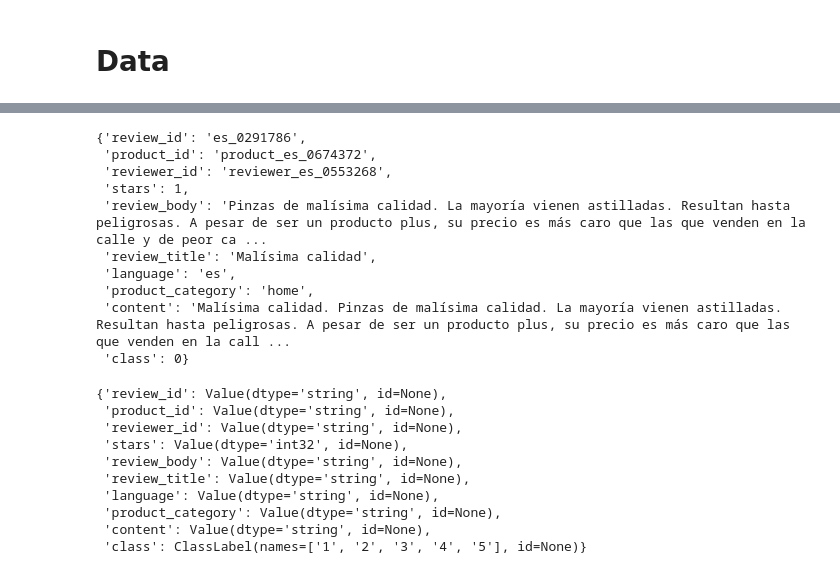
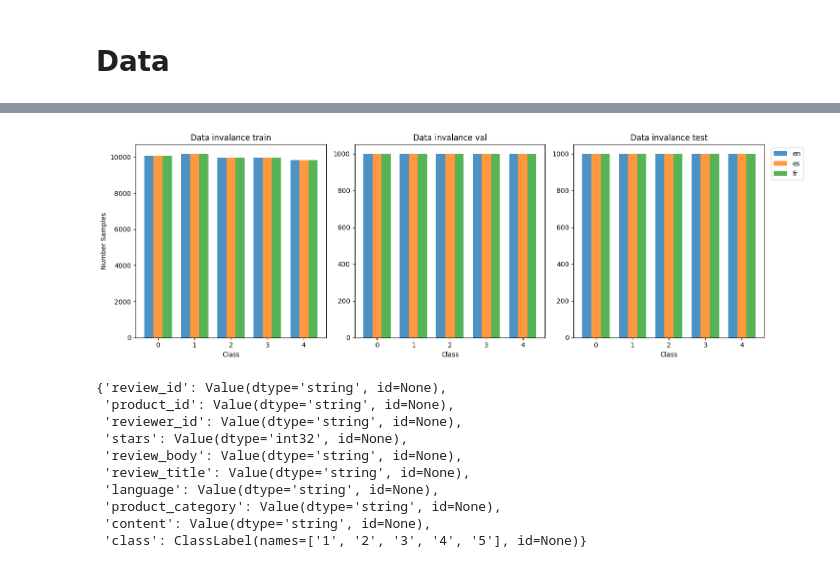
Before and after one commit to AGarciaCast/Topo_Reg_Relative_Rep, a Jupyter notebook: topo_multilingual_stitching copy.ipynb, the cells around one changed output, grey strips where cells are left out. Drawn from its saved outputs; the diff is of its cells as text; code cells hidden in the pictures.

Commit message:
better plot

```diff
--- a/topo_multilingual_stitching copy.ipynb
+++ b/topo_multilingual_stitching copy.ipynb
@@ -101,7 +102,7 @@ def get_dataset(lang: str, split: str, perc: float, fine_grained: bool):
     dataset = dataset.map(clean_sample)
     dataset = dataset.cast_column(
         target_key,
-        ClassLabel(num_classes=5 if fine_grained else 2, names=list(map(str, range(1, 6) if fine_grained else (0, 1)))),
+        ClassLabel(num_classes=5 if fine_grained else 2, names=list(map(str, range(5) if fine_grained else (0, 1)))),
     )
 
     return dataset
@@ -127,4 +128,5 @@ val_datasets = {
     lang: get_dataset(lang=lang, split="validation", perc=1, fine_grained=fine_grained) for lang in ALL_LANGS
     }
 
-num_labels = list(train_datasets.values())[0].features[target_key].num_classes
+num_labels = len(np.unique(train_datasets["en"][target_key], return_counts=True)[0])
+print(num_labels)
@@ -168,16 +133,32 @@ Loading cached processed dataset at C:\Users\alexg\.cache\huggingface\datasets\a
 # %%
-train_datasets["es"][5]
+fig, ax = plt.subplots(1, 3, figsize=(15, 5))
+index = np.arange(num_labels)
+bar_width = 0.25
+opacity = 0.8
+for i, (name_ds, ds) in enumerate(zip(["train", "val", "test"], [train_datasets, val_datasets, test_datasets])):
+    for j, lang in enumerate(ALL_LANGS):
+        objects, class_sample_counts=np.unique(ds[lang][target_key], return_counts=True)
+
+        ax[i].bar(index + j*bar_width, class_sample_counts,
+                        bar_width,
+                        alpha=opacity,
+                        label=lang)
+
+
+
+
+        ax[i].set_xlabel('Class')
+        if name_ds == "train":
+            ax[i].set_ylabel('Number Samples')
+        ax[i].set_title(f'Data invalance {name_ds}')
+        ax[i].set_xticks(index+(len(ALL_LANGS)*bar_width)/2 -bar_width/2, range(num_labels))
+        if name_ds == "test":
+            ax[i].legend(bbox_to_anchor=(1.02, 1), loc="upper left")
+
+plt.tight_layout()
+plt.show()
 # %% [output]
-{'review_id': 'es_0291786',
- 'product_id': 'product_es_0674372',
- 'reviewer_id': 'reviewer_es_0553268',
- 'stars': 1,
- 'review_body': 'Pinzas de malísima calidad. La mayoría vienen astilladas. Resultan hasta peligrosas. A pesar de ser un producto plus, su precio es más caro que las que venden en la calle y de peor ca ...
- 'review_title': 'Malísima calidad',
- 'language': 'es',
- 'product_category': 'home',
- 'content': 'Malísima calidad. Pinzas de malísima calidad. La mayoría vienen astilladas. Resultan hasta peligrosas. A pesar de ser un producto plus, su precio es más caro que las que venden en la call ...
- 'class': 0}
+[figure, added]
 # %%
 assert len(set(frozenset(train_dataset.features.keys()) for train_dataset in train_datasets.values())) == 1
 class2idx = train_datasets["en"].features[target_key].str2int
```
Also changed, not shown: parts of 5 cells of this notebook, 2 other files.
